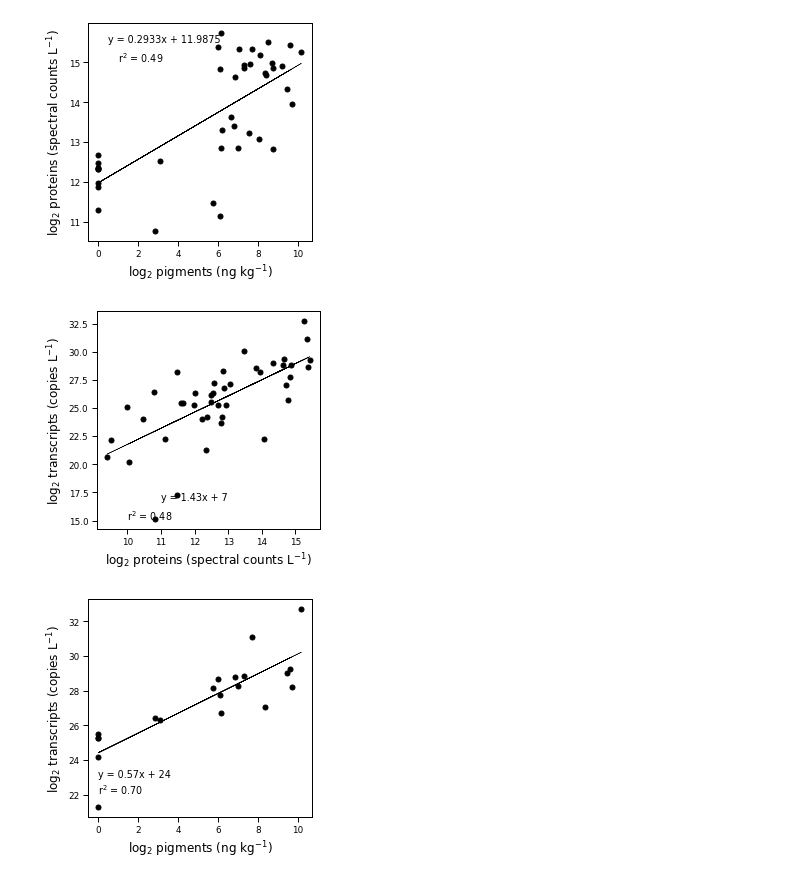
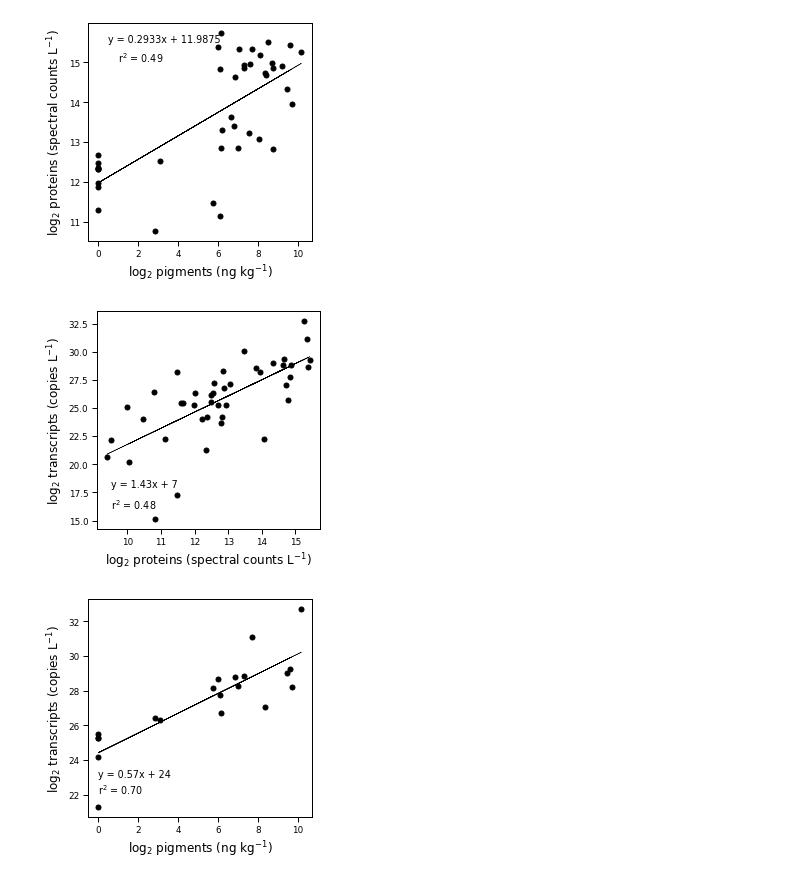
Before and after one commit to cnatalie/BATS, a Jupyter notebook: profiles.ipynb, the cells around one changed output. Cells and saved outputs as stored; diff of their text form; code cells hidden in the pictures.

```diff
--- a/profiles.ipynb
+++ b/profiles.ipynb
@@ -914,36 +914,36 @@ fig.savefig('prot_pigment.eps', format='eps', bbox_inches = "tight")
 #Proteins vs transcripts
 data = pd.read_csv('pigments_trans_prot.csv')
 data = data[data['ID'] != '7_500']
 subset = data[["Proteins( spectral counts/L)", "Transcripts(copiesL)"]]
 fix = subset.dropna()
 
 #Add axis labels, connect the dots, invert the plot
 fig = plt.figure(figsize=(4,4))
 ax1 = fig.add_subplot(111)
 
 y = np.log2(fix['Transcripts(copiesL)'])
 x = np.log2(fix['Proteins( spectral counts/L)'])
 
 #Change look of plot
 x1_color = 'black'
 font_size = 12
 
 # plot
 fig1 = ax1.plot(x, y, 'o', color=x1_color, linewidth=2, markersize=5, data=fix)
 
 #axes labels
 #ax1.set_xlabel('Depth (m)', fontsize=font_size)
 ax1.set_xlabel('log$_{2}$ proteins (spectral counts L$^{-1}$)', color=x1_color, fontsize=font_size)
 ax1.set_ylabel('log$_{2}$ transcripts (copies L$^{-1}$)', color=x1_color, fontsize=font_size)
 
 import scipy.stats
 m, b, r_value, p_value, std_err = scipy.stats.linregress(x, y)
 ax1.plot(x, m*x+b, '-', color='black', linewidth=0.5)
-ax1.annotate('r$^2$ = ' + str("{:.2f}".format(r_value**2)), xy=(9.5,15))
-ax1.annotate('y = ' + str("{:.2f}".format(m)) + 'x + ' + str("{:.0f}".format(b)), xy=(9.5,16.8))
+ax1.annotate('r$^2$ = ' + str("{:.2f}".format(r_value**2)), xy=(9.5,16))
+ax1.annotate('y = ' + str("{:.2f}".format(m)) + 'x + ' + str("{:.0f}".format(b)), xy=(9.5,18))
 fig.savefig('prot_trans.eps', format='eps', bbox_inches = "tight")
 # %% [output]
-[figure, old version]
+[figure, new version]
 # %%
 #Transcripts vs pigments
 data = pd.read_csv('pigments_trans_prot.csv')
```
